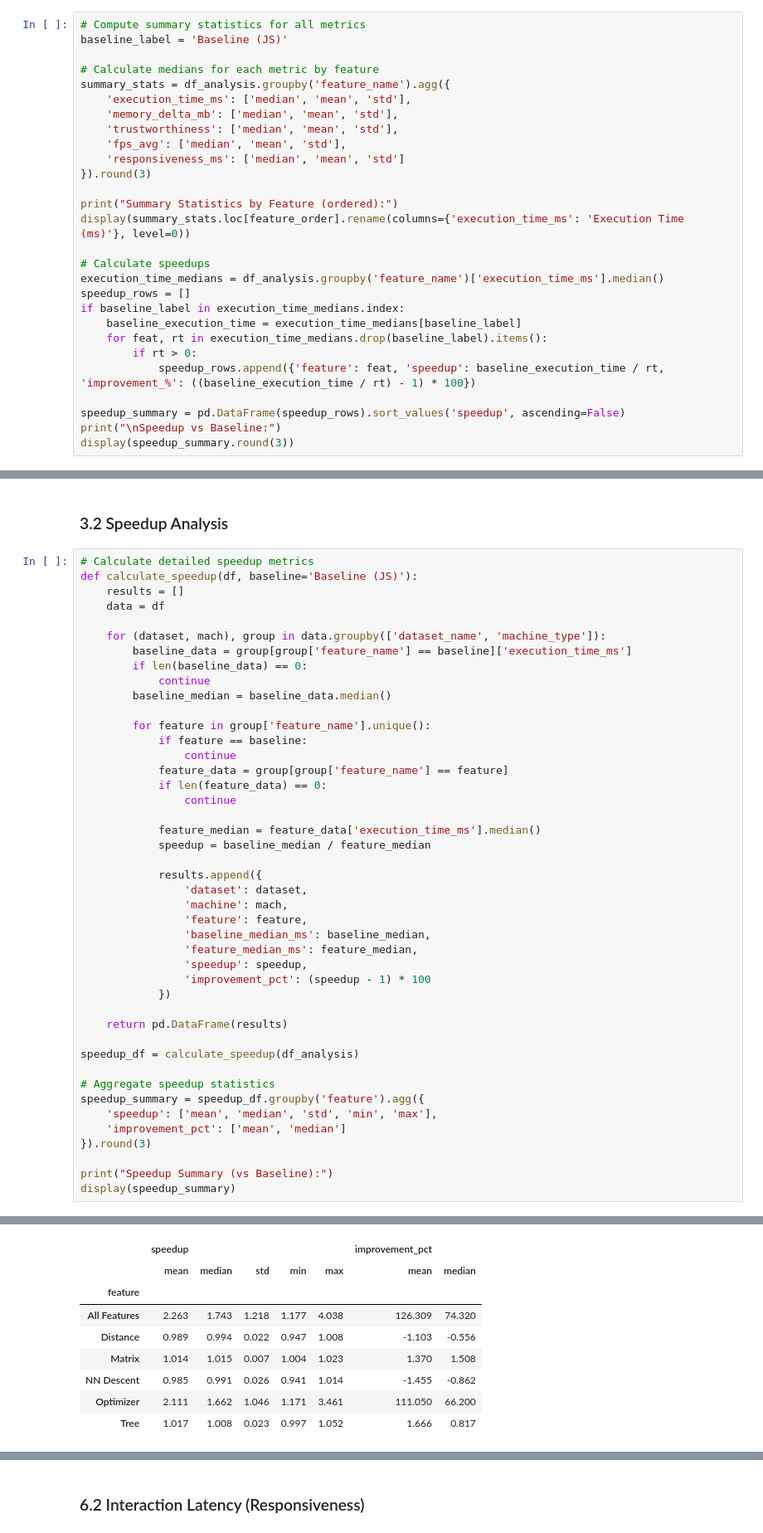
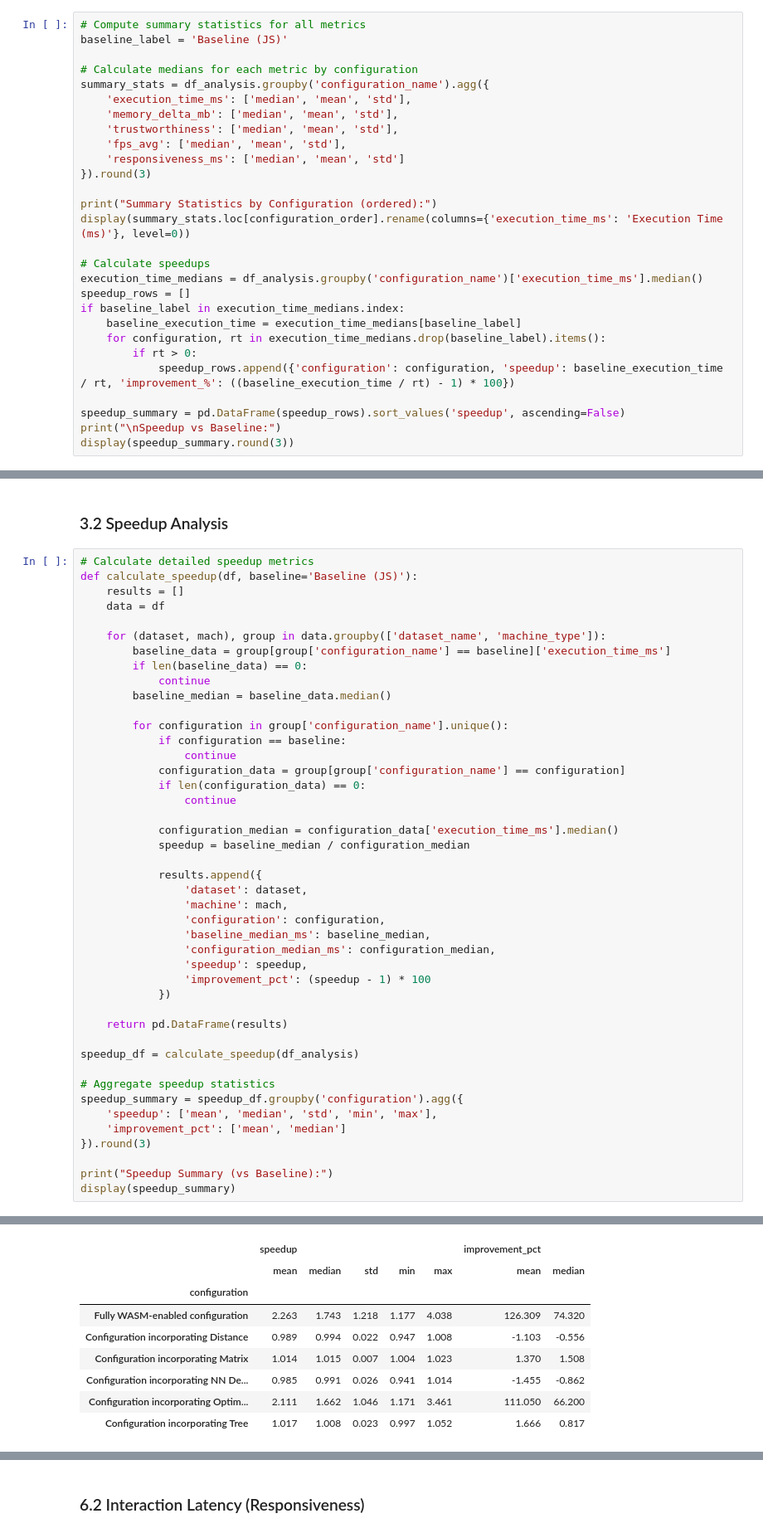
Before and after one commit to elarsaks/umap-bench, a Jupyter notebook: bench/analysis/analysis.ipynb, the cells around one changed output, grey strips where cells are left out. Shown at 83% size. Saved outputs shown, nothing was run; the diff lists cells and outputs as text.

```diff
--- a/bench/analysis/analysis.ipynb
+++ b/bench/analysis/analysis.ipynb
@@ -148,8 +148,8 @@ Quick overview of all performance metrics across features.
 # Compute summary statistics for all metrics
 baseline_label = 'Baseline (JS)'
 
-# Calculate medians for each metric by feature
-summary_stats = df_analysis.groupby('feature_name').agg({
+# Calculate medians for each metric by configuration
+summary_stats = df_analysis.groupby('configuration_name').agg({
     'execution_time_ms': ['median', 'mean', 'std'],
     'memory_delta_mb': ['median', 'mean', 'std'],
     'trustworthiness': ['median', 'mean', 'std'],
@@ -157,17 +157,17 @@ summary_stats = df_analysis.groupby('feature_name').agg({
     'responsiveness_ms': ['median', 'mean', 'std']
 }).round(3)
 
-print("Summary Statistics by Feature (ordered):")
-display(summary_stats.loc[feature_order].rename(columns={'execution_time_ms': 'Execution Time (ms)'}, level=0))
+print("Summary Statistics by Configuration (ordered):")
+display(summary_stats.loc[configuration_order].rename(columns={'execution_time_ms': 'Execution Time (ms)'}, level=0))
 
 # Calculate speedups
-execution_time_medians = df_analysis.groupby('feature_name')['execution_time_ms'].median()
+execution_time_medians = df_analysis.groupby('configuration_name')['execution_time_ms'].median()
 speedup_rows = []
 if baseline_label in execution_time_medians.index:
     baseline_execution_time = execution_time_medians[baseline_label]
-    for feat, rt in execution_time_medians.drop(baseline_label).items():
+    for configuration, rt in execution_time_medians.drop(baseline_label).items():
         if rt > 0:
-            speedup_rows.append({'feature': feat, 'speedup': baseline_execution_time / rt, 'improvement_%': ((baseline_execution_time / rt) - 1) * 100})
+            speedup_rows.append({'configuration': configuration, 'speedup': baseline_execution_time / rt, 'improvement_%': ((baseline_execution_time / rt) - 1) * 100})
 
 speedup_summary = pd.DataFrame(speedup_rows).sort_values('speedup', ascending=False)
 print("\nSpeedup vs Baseline:")
@@ -463,54 +463,54 @@ def calculate_speedup(df, baseline='Baseline (JS)'):
     data = df
 
     for (dataset, mach), group in data.groupby(['dataset_name', 'machine_type']):
-        baseline_data = group[group['feature_name'] == baseline]['execution_time_ms']
+        baseline_data = group[group['configuration_name'] == baseline]['execution_time_ms']
         if len(baseline_data) == 0:
             continue
         baseline_median = baseline_data.median()
 
-        for feature in group['feature_name'].unique():
-            if feature == baseline:
+        for configuration in group['configuration_name'].unique():
+            if configuration == baseline:
                 continue
-            feature_data = group[group['feature_name'] == feature]
-            if len(feature_data) == 0:
+            configuration_data = group[group['configuration_name'] == configuration]
+            if len(configuration_data) == 0:
                 continue
 
-            feature_median = feature_data['execution_time_ms'].median()
-            speedup = baseline_median / feature_median
+            configuration_median = configuration_data['execution_time_ms'].median()
+            speedup = baseline_median / configuration_median
 
             results.append({
                 'dataset': dataset,
                 'machine': mach,
-                'feature': feature,
+                'configuration': configuration,
                 'baseline_median_ms': baseline_median,
-                'feature_median_ms': feature_median,
+                'configuration_median_ms': configuration_median,
                 'speedup': speedup,
                 'improvement_pct': (speedup - 1) * 100
             })
 
     return pd.DataFrame(results)
 
 speedup_df = calculate_speedup(df_analysis)
 
 # Aggregate speedup statistics
-speedup_summary = speedup_df.groupby('feature').agg({
+speedup_summary = speedup_df.groupby('configuration').agg({
     'speedup': ['mean', 'median', 'std', 'min', 'max'],
     'improvement_pct': ['mean', 'median']
 }).round(3)
 
 print("Speedup Summary (vs Baseline):")
 display(speedup_summary)
 # %% [output]
 Speedup Summary (vs Baseline):
 |  | speedup |  |  |  |  | improvement_pct |  |
 |  | mean | median | std | min | max | mean | median |
-| feature |  |  |  |  |  |  |  |
-| All Features | 2.263 | 1.743 | 1.218 | 1.177 | 4.038 | 126.309 | 74.320 |
-| Distance | 0.989 | 0.994 | 0.022 | 0.947 | 1.008 | -1.103 | -0.556 |
-| Matrix | 1.014 | 1.015 | 0.007 | 1.004 | 1.023 | 1.370 | 1.508 |
-| NN Descent | 0.985 | 0.991 | 0.026 | 0.941 | 1.014 | -1.455 | -0.862 |
-| Optimizer | 2.111 | 1.662 | 1.046 | 1.171 | 3.461 | 111.050 | 66.200 |
-| Tree | 1.017 | 1.008 | 0.023 | 0.997 | 1.052 | 1.666 | 0.817 |
+| configuration |  |  |  |  |  |  |  |
+| Fully WASM-enabled configuration | 2.263 | 1.743 | 1.218 | 1.177 | 4.038 | 126.309 | 74.320 |
+| Configuration incorporating Distance | 0.989 | 0.994 | 0.022 | 0.947 | 1.008 | -1.103 | -0.556 |
+| Configuration incorporating Matrix | 1.014 | 1.015 | 0.007 | 1.004 | 1.023 | 1.370 | 1.508 |
+| Configuration incorporating NN De... | 0.985 | 0.991 | 0.026 | 0.941 | 1.014 | -1.455 | -0.862 |
+| Configuration incorporating Optim... | 2.111 | 1.662 | 1.046 | 1.171 | 3.461 | 111.050 | 66.200 |
+| Configuration incorporating Tree | 1.017 | 1.008 | 0.023 | 0.997 | 1.052 | 1.666 | 0.817 |
 # %%
 # Speedup visualization
 fig, ax = plt.subplots(figsize=(10, 6))
```
Also changed, not shown: parts of 57 cells of this notebook, 32 other files.
